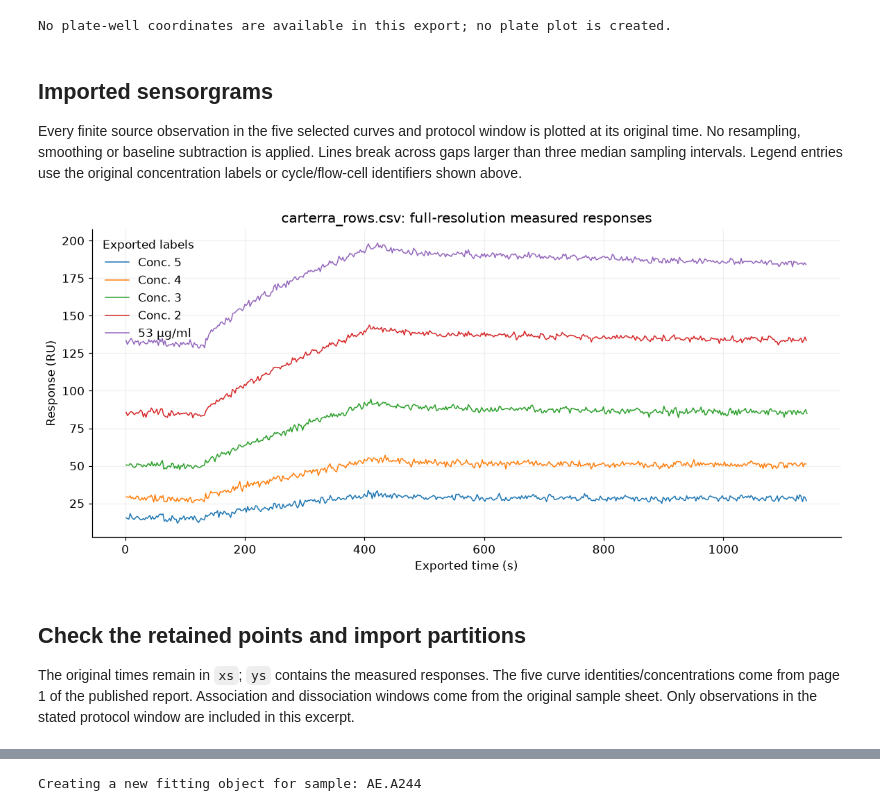
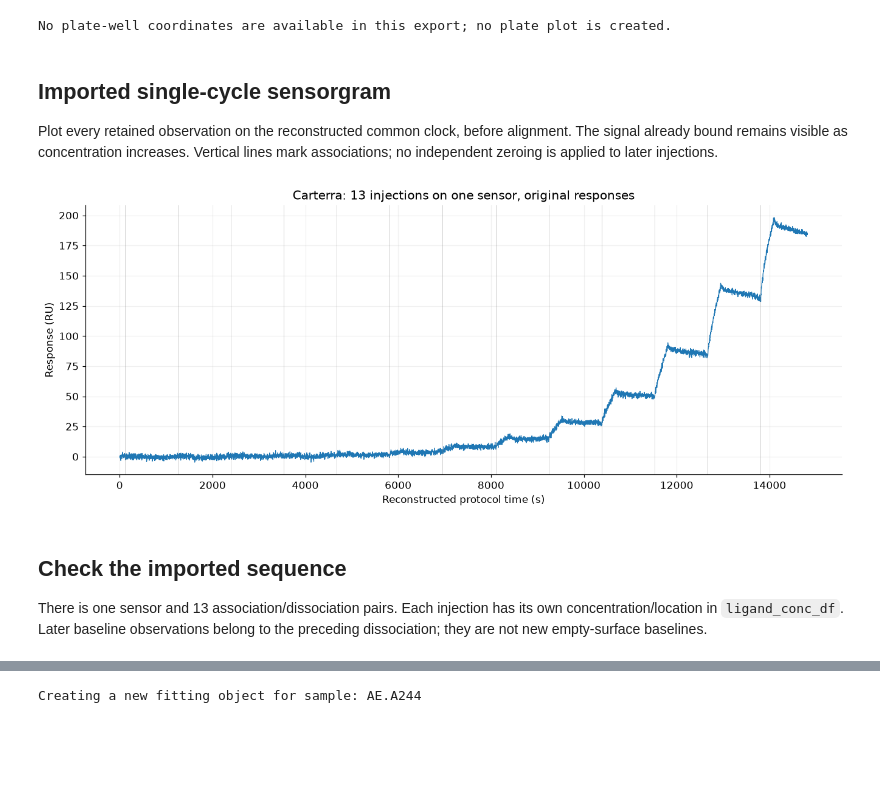
Before and after one commit to osvalB/pykingenie, a Jupyter notebook: notebooks/15_carterra_csv_import.ipynb, the cells around one changed output, grey strips where cells are left out. Saved outputs shown, nothing was run; the diff lists cells and outputs as text; code cells hidden in the pictures; blank space fills up the shorter version.

Commit message:
Import Carterra injections as a single-cycle sequence

```diff
--- a/notebooks/15_carterra_csv_import.ipynb
+++ b/notebooks/15_carterra_csv_import.ipynb
@@ -169,37 +197,29 @@ else:
 # %% [output]
 No plate-well coordinates are available in this export; no plate plot is created.
 # %% [markdown]
-## Imported sensorgrams
+## Imported single-cycle sensorgram
 
-Every finite source observation in the five selected curves and protocol window is plotted at its original
-time. No resampling, smoothing or baseline subtraction is applied. Lines break
-across gaps larger than three median sampling intervals. Legend entries use the
-original concentration labels or cycle/flow-cell identifiers shown above.
+Plot every retained observation on the reconstructed common clock, before
+alignment. The signal already bound remains visible as concentration increases.
+Vertical lines mark associations; no independent zeroing is applied to later
+injections.
 # %%
-fig, ax = plt.subplots(figsize=(10.5, 4.8), constrained_layout=True)
-axes = [ax]
-for i, label in enumerate(plot_labels):
-    time = np.concatenate(experiment.xs[i])
-    response = np.concatenate(experiment.ys[i])
-    breaks = np.flatnonzero(np.diff(time) > 3 * np.median(np.diff(time))) + 1
-    segments = np.split(np.arange(len(time)), breaks)
-    for axis in axes:
-        for j, indices in enumerate(segments):
-            axis.plot(time[indices], response[indices], color=f"C{i}", linewidth=1,
-                      label=label if j == 0 else None)
-for axis in axes:
-    axis.set(xlabel="Exported time (s)", ylabel="Response (RU)")
-    axis.legend(frameon=False, title="Exported labels")
-    axis.grid(alpha=0.18)
-ax.set_title("carterra_rows.csv: full-resolution measured responses")
+time = np.concatenate(experiment.xs[0])
+response = np.concatenate(experiment.ys[0])
+fig, ax = plt.subplots(figsize=(12, 4.8), constrained_layout=True)
+ax.plot(time, response, linewidth=0.8)
+for start in experiment.df_steps.loc[experiment.df_steps["Type"] == "ASSOC", "Start"]:
+    ax.axvline(start, color="grey", linewidth=0.6, alpha=0.4)
+ax.set(xlabel="Reconstructed protocol time (s)", ylabel="Response (RU)",
+       title="Carterra: 13 injections on one sensor, original responses")
+ax.grid(alpha=0.18)
 plt.show()
 # %% [output]
-[figure, old version]
+[figure, new version]
 # %% [markdown]
-## Check the retained points and import partitions
+## Check the imported sequence
 
-The original times remain in `xs`; `ys` contains the measured responses. The
-five curve identities/concentrations come from page 1 of the published report.
-Association and dissociation windows come from the original sample sheet.
-Only observations in the stated protocol window are included in this excerpt.
+There is one sensor and 13 association/dissociation pairs. Each injection has its
+own concentration/location in `ligand_conc_df`. Later baseline observations
+belong to the preceding dissociation; they are not new empty-surface baselines.
 # %%
```
Also changed, not shown: parts of 15 cells of this notebook, 9 other files.
